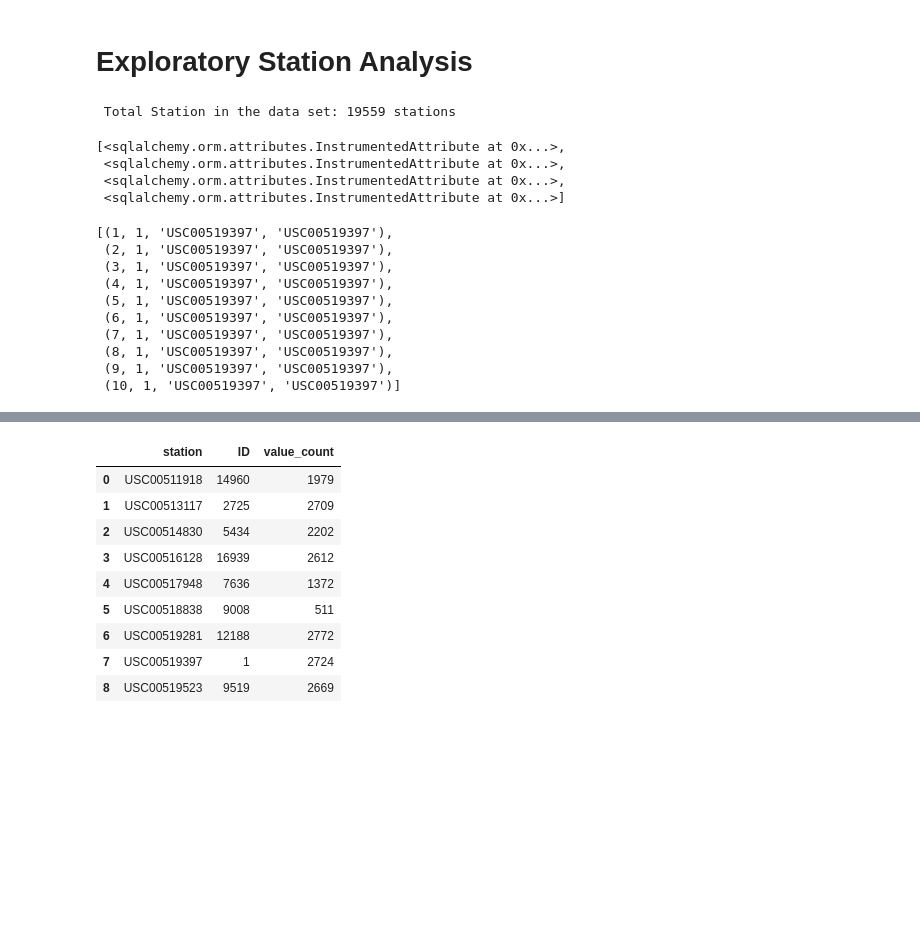
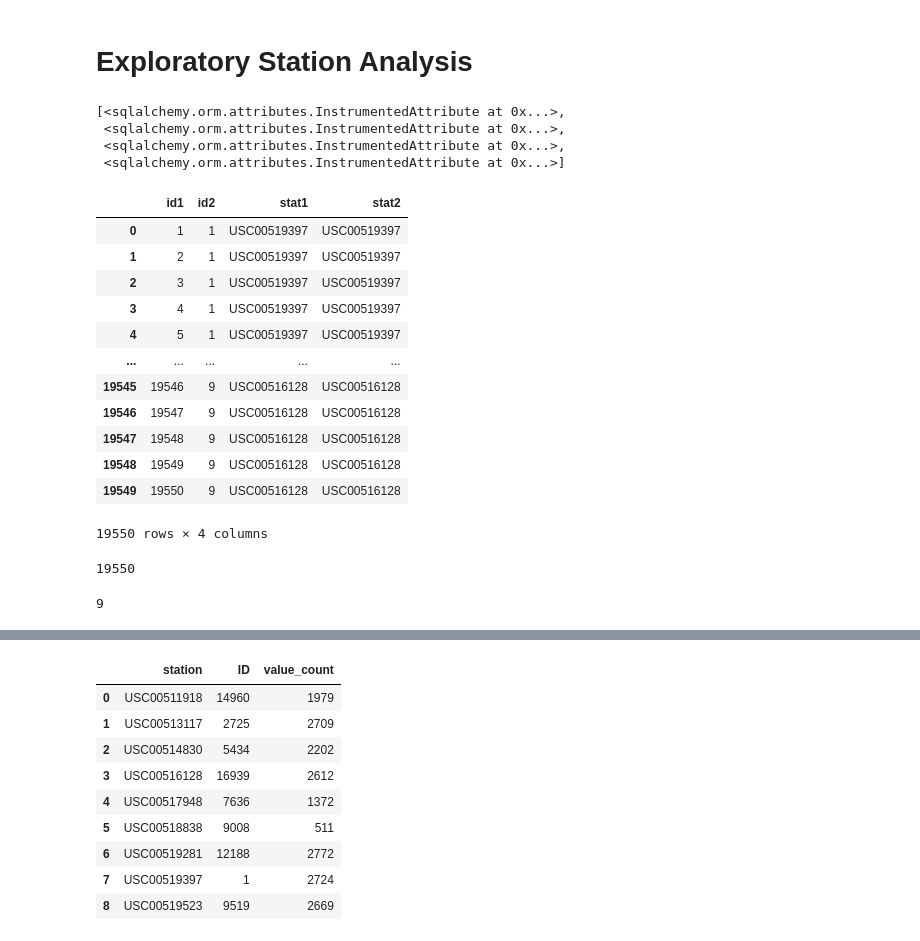
Before and after one commit to TracieDiepBautista/Hawaii_Climate, a Jupyter notebook: climate_queries.ipynb, the cells around one changed output, grey strips where cells are left out. Cells and saved outputs as stored; diff of their text form; code cells hidden in the pictures; blank space fills up the shorter version.

```diff
--- a/climate_queries.ipynb
+++ b/climate_queries.ipynb
@@ -228,36 +226,45 @@ session.query(measurement.station,measurement.prcp,measurement.date).\
  ('USC00518838', 0.02, '2010-01-02')]
 # %% [markdown]
 # Exploratory Station Analysis
+# %%
+# JOIN 2 tables to get master data file
+
+master = [measurement.id, station.id, measurement.station, station.station]
+same_station = session.query(*master).filter(measurement.station == station.station).all()
+master
+# %% [output]
+[<sqlalchemy.orm.attributes.InstrumentedAttribute at 0x...>,
+ <sqlalchemy.orm.attributes.InstrumentedAttribute at 0x...>,
+ <sqlalchemy.orm.attributes.InstrumentedAttribute at 0x...>,
+ <sqlalchemy.orm.attributes.InstrumentedAttribute at 0x...>]
+# %%
+common_station = pd.DataFrame(same_station, columns = ["id1","id2","stat1","stat2"])
+common_station
+# %% [output]
+|  | id1 | id2 | stat1 | stat2 |
+| 0 | 1 | 1 | USC00519397 | USC00519397 |
+| 1 | 2 | 1 | USC00519397 | USC00519397 |
+| 2 | 3 | 1 | USC00519397 | USC00519397 |
+| 3 | 4 | 1 | USC00519397 | USC00519397 |
+| 4 | 5 | 1 | USC00519397 | USC00519397 |
+| ... | ... | ... | ... | ... |
+| 19545 | 19546 | 9 | USC00516128 | USC00516128 |
+| 19546 | 19547 | 9 | USC00516128 | USC00516128 |
+| 19547 | 19548 | 9 | USC00516128 | USC00516128 |
+| 19548 | 19549 | 9 | USC00516128 | USC00516128 |
+| 19549 | 19550 | 9 | USC00516128 | USC00516128 |
+19550 rows × 4 columns
+# %%
+common = len(same_station)
+print(common)
+# %% [output]
+19550
 # %%
 # Design a query to calculate the total number stations in the dataset
 # JOIN 2 tables to get all station or get each table station then + each other
 
 sta1 = session.query(station.station).count()
 sta2 = session.query(measurement.station).count()
-print(f" Total Station in the data set: {(sta1 + sta2)} stations")
+print(sta2+sta1-common)
 # %% [output]
- Total Station in the data set: 19559 stations
+9
-# %%
-# JOIN 2 tables to get master data file
-
-master = [measurement.id, station.id, measurement.station, station.station]
-same_station = session.query(*master).filter(measurement.station == station.station).\
-    limit(10).all()
-# %% [output]
-[<sqlalchemy.orm.attributes.InstrumentedAttribute at 0x...>,
- <sqlalchemy.orm.attributes.InstrumentedAttribute at 0x...>,
- <sqlalchemy.orm.attributes.InstrumentedAttribute at 0x...>,
- <sqlalchemy.orm.attributes.InstrumentedAttribute at 0x...>]
-# %%
-same_station
-# %% [output]
-[(1, 1, 'USC00519397', 'USC00519397'),
- (2, 1, 'USC00519397', 'USC00519397'),
- (3, 1, 'USC00519397', 'USC00519397'),
- (4, 1, 'USC00519397', 'USC00519397'),
- (5, 1, 'USC00519397', 'USC00519397'),
- (6, 1, 'USC00519397', 'USC00519397'),
- (7, 1, 'USC00519397', 'USC00519397'),
- (8, 1, 'USC00519397', 'USC00519397'),
- (9, 1, 'USC00519397', 'USC00519397'),
- (10, 1, 'USC00519397', 'USC00519397')]
```
Also changed, not shown: parts of 25 cells of this notebook, 2 other files.
